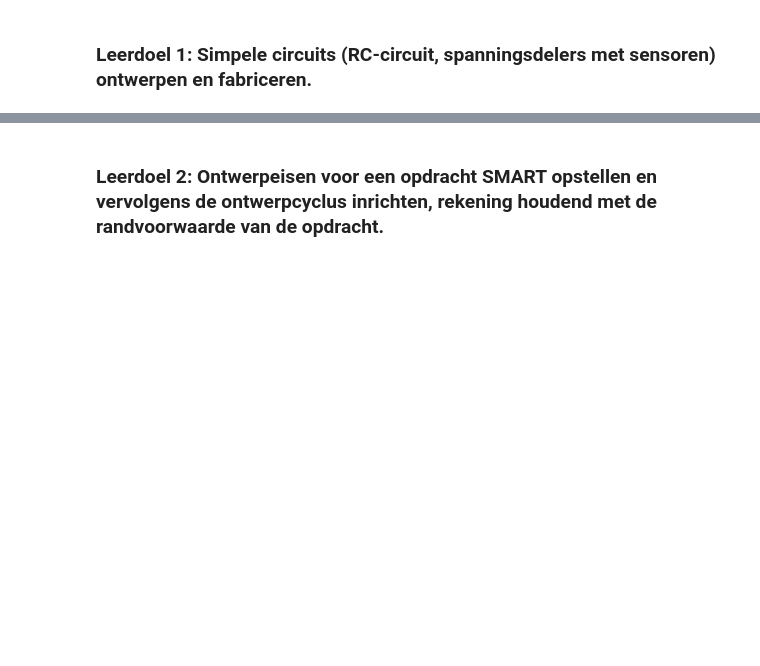
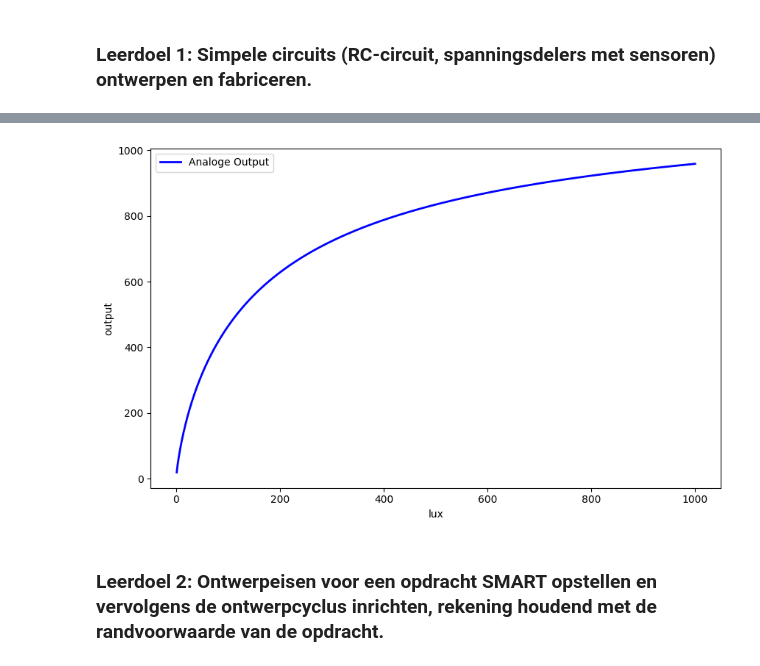
Before and after one commit to Caaldering/opdrachten-DEF-D_CA, a Jupyter notebook: FysiekeOntwerpopdrachten/1KalibreerEenSensorDigitaalAnaloog/DEFOntwerpopdracht1KalibreerEenSensorInvulTemplate.ipynb, the cells around one changed output, grey strips where cells are left out. Drawn from its saved outputs; the diff is of its cells as text; code cells hidden in the pictures; blank space fills up the shorter version.

```diff
--- a/FysiekeOntwerpopdrachten/1KalibreerEenSensorDigitaalAnaloog/DEFOntwerpopdracht1KalibreerEenSensorInvulTemplate.ipynb
+++ b/FysiekeOntwerpopdrachten/1KalibreerEenSensorDigitaalAnaloog/DEFOntwerpopdracht1KalibreerEenSensorInvulTemplate.ipynb
@@ -123,2 +125,22 @@ Om aan te tonen dat je de leerdoelen beheerst, kopieer je hieronder alle cellen
+# %%
+R_LDR = 100000
+R_weerstand = 10000
+ADC_max = 1200
+gamma = 0.8
+
+lux = np.linspace(1, 1000, 1000)
+
+R = R_LDR * (10 / lux)**gamma
+
+arduino_output = ADC_max * (R_weerstand / (R + R_weerstand))
+
+plt.figure(figsize=(10, 6))
+plt.plot(lux, arduino_output, color='blue', linewidth=2, label='Analoge Output')
+plt.xlabel('lux')
+plt.ylabel('output')
+plt.legend()
+plt.show()
+# %% [output]
+[figure, added]
 # %% [markdown]
 ### Leerdoel 2: Ontwerpeisen voor een opdracht SMART opstellen en vervolgens de ontwerpcyclus inrichten, rekening houdend met de randvoorwaarde van de opdracht.
```
Also changed, not shown: parts of 7 cells of this notebook.
